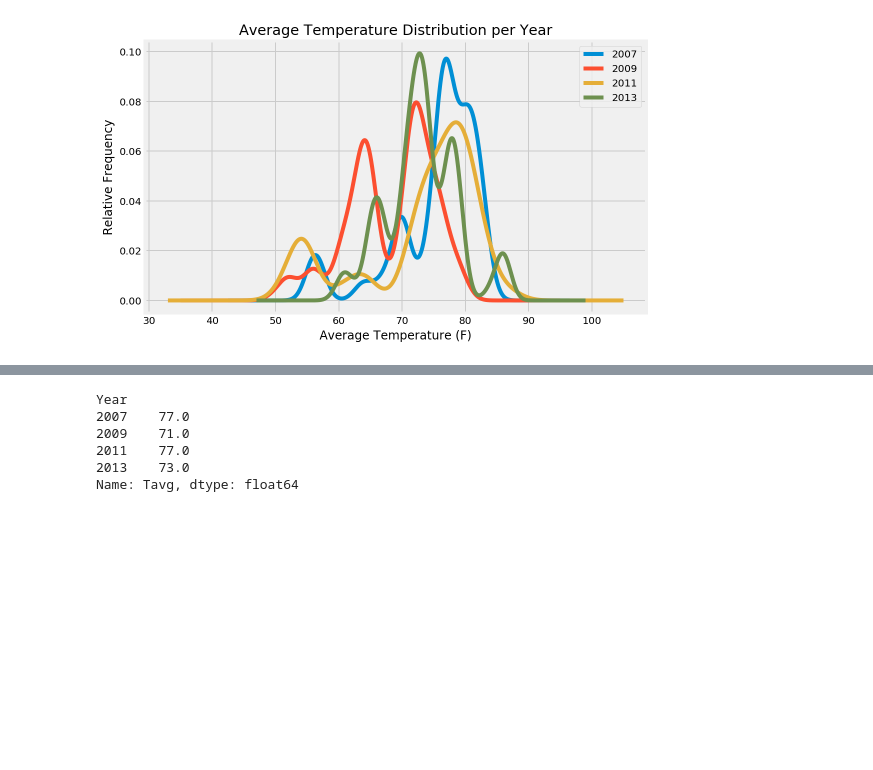
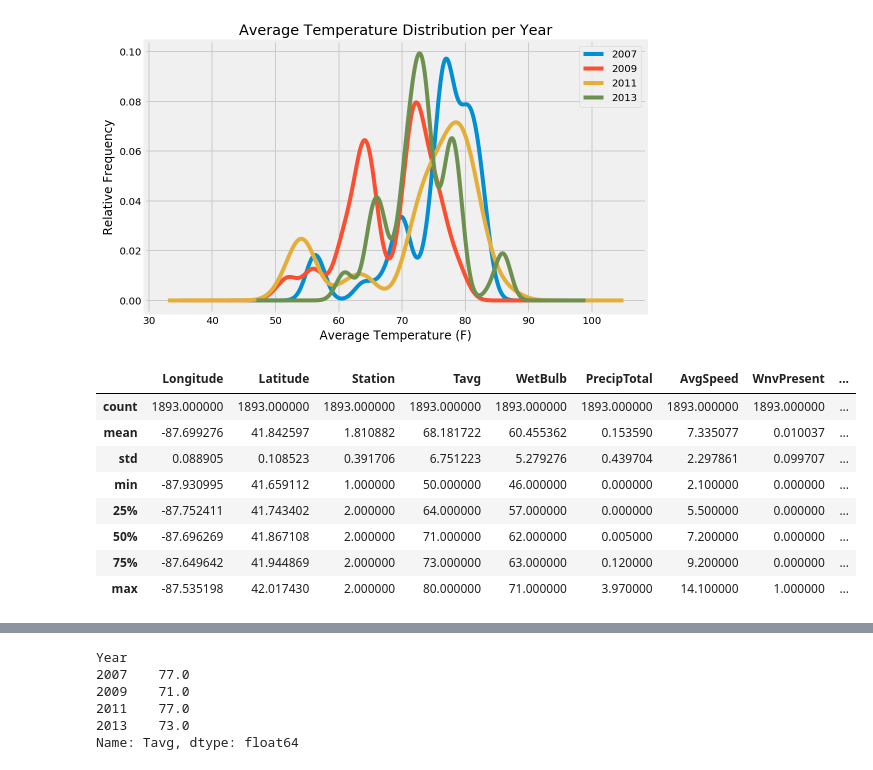
Before and after one commit to stedal/Westnile-Project, a Jupyter notebook: EDA.ipynb, the cells around one changed output, grey strips where cells are left out. Saved outputs shown, nothing was run; the diff lists cells and outputs as text; code cells hidden in the pictures; blank space fills up the shorter version.

```diff
--- a/EDA.ipynb
+++ b/EDA.ipynb
@@ -191,3 +213,15 @@ plt.title('Average Temperature Distribution per Year')
 plt.legend();
 # %% [output]
 [figure]
+# %%
+train[train['Year'] == '2009'].describe()
+# %% [output]
+|  | Longitude | Latitude | Station | Tavg | WetBulb | PrecipTotal | AvgSpeed | WnvPresent | ... |
+| count | 1893.000000 | 1893.000000 | 1893.000000 | 1893.000000 | 1893.000000 | 1893.000000 | 1893.000000 | 1893.000000 | ... |
+| mean | -87.699276 | 41.842597 | 1.810882 | 68.181722 | 60.455362 | 0.153590 | 7.335077 | 0.010037 | ... |
+| std | 0.088905 | 0.108523 | 0.391706 | 6.751223 | 5.279276 | 0.439704 | 2.297861 | 0.099707 | ... |
+| min | -87.930995 | 41.659112 | 1.000000 | 50.000000 | 46.000000 | 0.000000 | 2.100000 | 0.000000 | ... |
+| 25% | -87.752411 | 41.743402 | 2.000000 | 64.000000 | 57.000000 | 0.000000 | 5.500000 | 0.000000 | ... |
+| 50% | -87.696269 | 41.867108 | 2.000000 | 71.000000 | 62.000000 | 0.005000 | 7.200000 | 0.000000 | ... |
+| 75% | -87.649642 | 41.944869 | 2.000000 | 73.000000 | 63.000000 | 0.120000 | 9.200000 | 0.000000 | ... |
+| max | -87.535198 | 42.017430 | 2.000000 | 80.000000 | 71.000000 | 3.970000 | 14.100000 | 1.000000 | ... |
```
Also changed, not shown: parts of 24 cells of this notebook, 4 other files.
